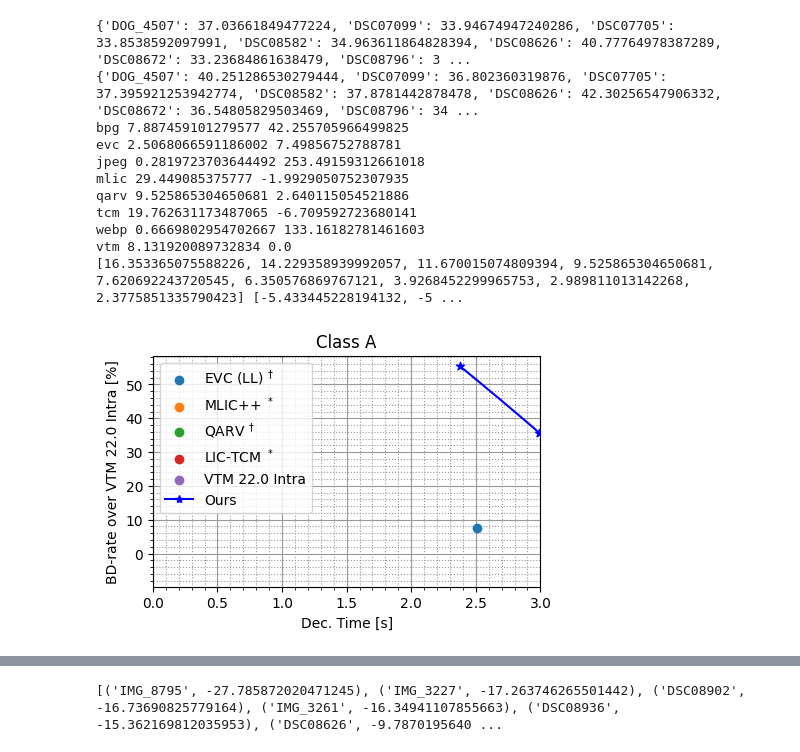
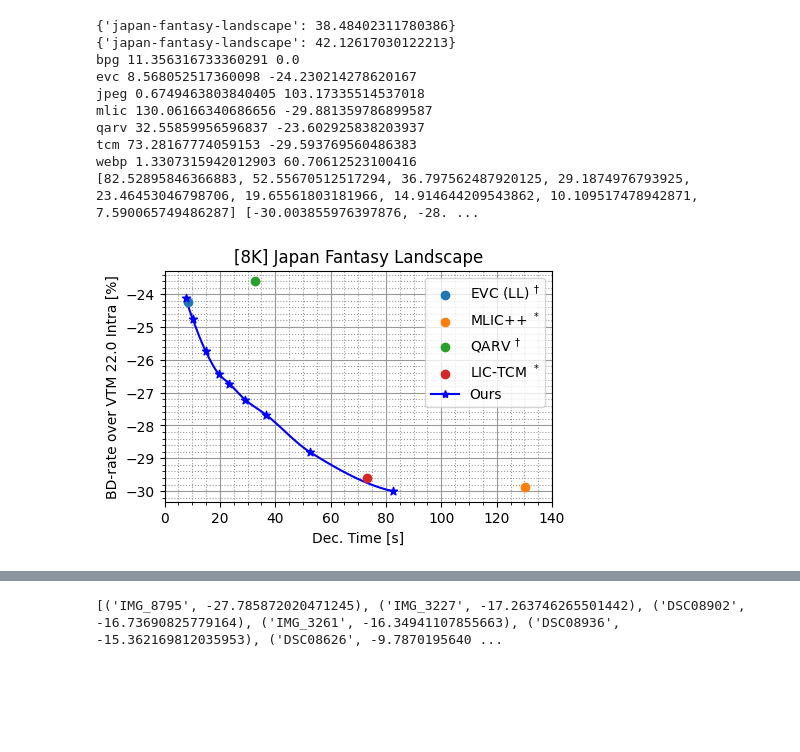
Before and after one commit to fgvfgfg564/TCM-lite, a Jupyter notebook: experiments/SAv1/performance/plot_performance.ipynb, the cells around one changed output, grey strips where cells are left out. Drawn from its saved outputs; the diff is of its cells as text; code cells hidden in the pictures; blank space fills up the shorter version.

```diff
--- a/experiments/SAv1/performance/plot_performance.ipynb
+++ b/experiments/SAv1/performance/plot_performance.ipynb
@@ -3,7 +3,7 @@ import matplotlib.pyplot as plt
 
 %matplotlib inline
 # %%
-dataset = 'classa'
+dataset = '8K'
 # %%
 # Read our results
 
@@ -265,11 +272,12 @@ for speedup in speedups:
 for k, v in anchor_results.items():
     r = v.avg_r
     d = v.avg_d
-    r, d = interpolator(r, d)
-    plt.plot(r, d, label=name_mapping[k])
+    if len(r) > 0:
+        r, d = interpolator(r, d)
+        plt.plot(r, d, label=name_mapping[k])
 plt.legend(ncol=2)
 plt.xlim(0.0, 1.2)
-plt.ylim(30, 42)
+plt.ylim(30, 50)
 
 plt.xlabel("Bit-rate [bpp]")
 plt.ylabel("PSNR [dB]")
@@ -282,7 +290,7 @@ titles = {
     "classc": "Class C",
     "classd": "Kodak",
 }
-plt.title(titles[dataset])
+plt.title(titles.get(dataset, dataset))
 
 plt.savefig(f"{dataset}_rd.pdf", bbox_inches="tight")
 plt.savefig(f"{dataset}_rd.png", dpi=600, bbox_inches="tight")
@@ -291,0 +300,3 @@ plt.show()
+# %%
+for ds, data in anchor_results.items():
+    print(ds, data.img_results)
@@ -292,5 +311,7 @@ plt.show()
 # %%
-anchor = anchor_results['vtm']
+BD_ANCHOR = "bpg"
+
+anchor = anchor_results[BD_ANCHOR]
 min_int = {}
 max_int = {}
 
@@ -375,47 +396,47 @@ for k, v in ours_results.items():
     ours_bd.append(bd)
     ours_t.append(t)
 
 print(ours_t, ours_bd)
 
 ours_t = np.asarray(ours_t)
 ours_bd = np.asarray(ours_bd)
 ours_bd, ours_t = np.sort(ours_bd), ours_t[np.argsort(ours_bd)]
 t, bd = interpolator(ours_t, ours_bd)
 
 plt.plot(t, bd, color='blue')
 plt.scatter(ours_t, ours_bd, marker='*', color='blue', zorder=10)
-plt.plot([-1], [0], marker="*", color="blue", label="Ours")
+plt.plot([-100], [-25], marker="*", color="blue", label="Ours")
 plt.xlabel("Dec. Time [s]")
-plt.xlim(0, 3.0)
+plt.xlim(0, 140.0)
 plt.ylabel("BD-rate over VTM 22.0 Intra [%]")
 plt.minorticks_on()
 plt.grid(zorder=0, which='major', color='#999999', linestyle='-')
 plt.grid(zorder=0, which='minor', color='#999999', linestyle=':')
 titles = {
     "classa": "Class A",
     "classb": "Class B",
     "classc": "Class C",
     "classd": "Kodak",
+    "8K": "[8K] Japan Fantasy Landscape",
 }
 plt.title(titles[dataset])
 
 plt.legend()
 
 plt.savefig(f"{dataset}_bd_c.pdf", bbox_inches='tight')
 plt.savefig(f"{dataset}_bd_c.png", dpi=600, bbox_inches="tight")
 # %% [output]
-{'DOG_4507': 37.03661849477224, 'DSC07099': 33.94674947240286, 'DSC07705': 33.8538592097991, 'DSC08582': 34.963611864828394, 'DSC08626': 40.77764978387289, 'DSC08672': 33.23684861638479, 'DSC08796': 3 ...
-{'DOG_4507': 40.251286530279444, 'DSC07099': 36.802360319876, 'DSC07705': 37.395921253942774, 'DSC08582': 37.8781442878478, 'DSC08626': 42.30256547906332, 'DSC08672': 36.54805829503469, 'DSC08796': 34 ...
-bpg 7.887459101279577 42.255705966499825
-evc 2.5068066591186002 7.49856752788781
-jpeg 0.2819723703644492 253.49159312661018
-mlic 29.449085375777 -1.9929050752307935
-qarv 9.525865304650681 2.640115054521886
-tcm 19.762631173487065 -6.709592723680141
-webp 0.6669802954702667 133.16182781461603
-vtm 8.131920089732834 0.0
-[16.353365075588226, 14.229358939992057, 11.670015074809394, 9.525865304650681, 7.620692243720545, 6.350576869767121, 3.9268452299965753, 2.989811013142268, 2.3775851335790423] [-5.433445228194132, -5 ...
+{'japan-fantasy-landscape': 38.48402311780386}
+{'japan-fantasy-landscape': 42.12617030122213}
+bpg 11.356316733360291 0.0
+evc 8.568052517360098 -24.230214278620167
+jpeg 0.6749463803840405 103.17335514537018
+mlic 130.06166340686656 -29.881359786899587
+qarv 32.55859956596837 -23.602925838203937
+tcm 73.28167774059153 -29.593769560486383
+webp 1.3307315942012903 60.70612523100416
+[82.52895846366883, 52.55670512517294, 36.797562487920125, 29.1874976793925, 23.46453046798706, 19.65561803181966, 14.914644209543862, 10.109517478942871, 7.590065749486287] [-30.003855976397876, -28. ...
-[figure, old version]
+[figure, new version]
 # %%
 ours_bd, ours_t
 # %% [output]
```
Also changed, not shown: parts of 9 cells of this notebook, 9 other files.
